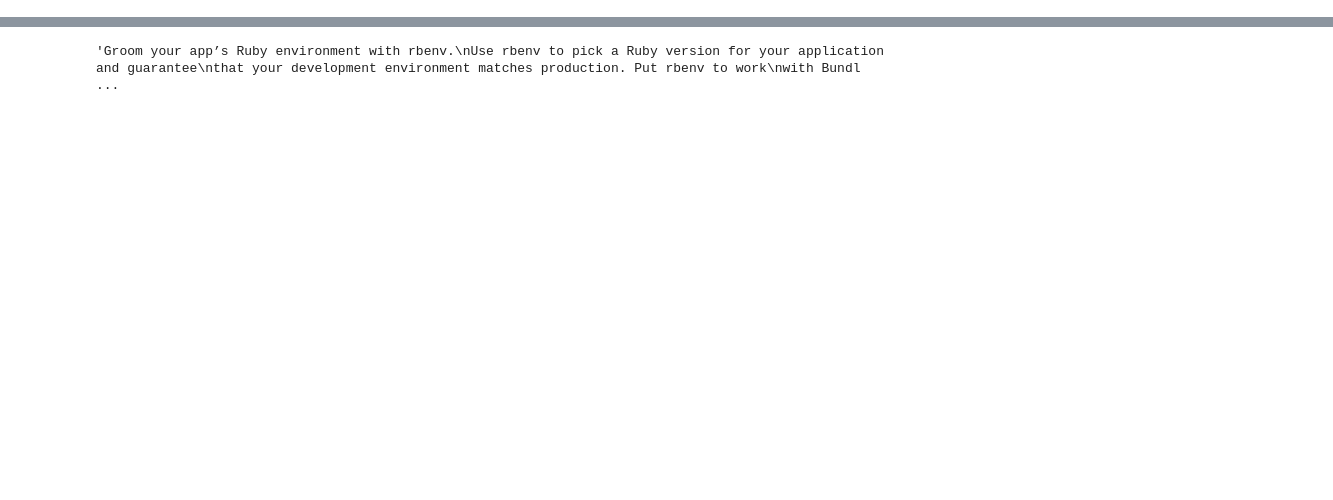
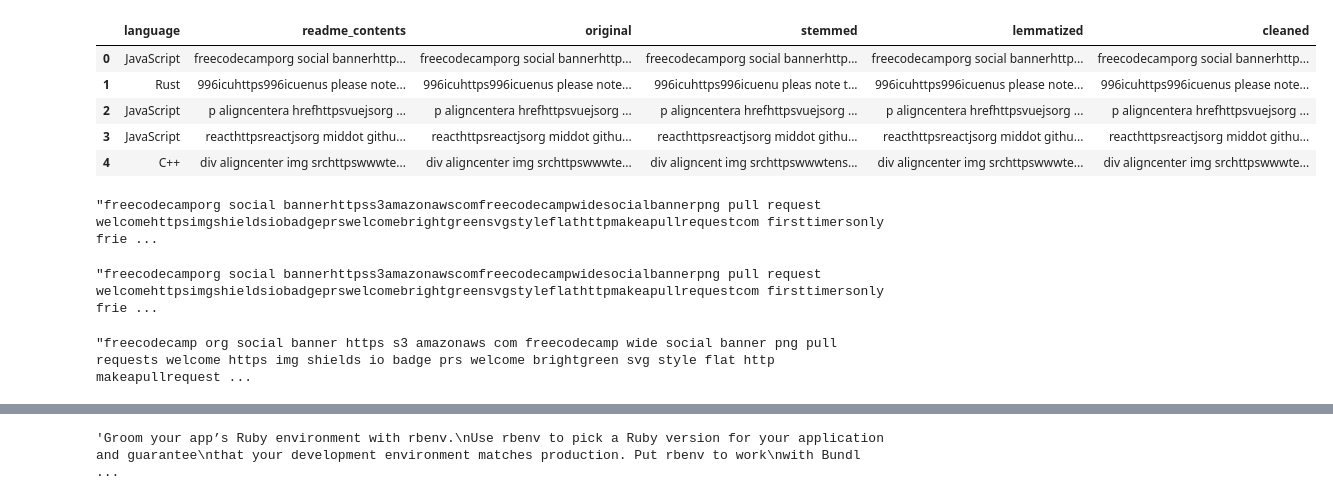
Before and after one commit to pellegrino-nlp/nlp_project, a Jupyter notebook: faith_starting.ipynb, the cells around one changed output, grey strips where cells are left out. Saved outputs shown, nothing was run; the diff lists cells and outputs as text; code cells hidden in the pictures; blank space fills up the shorter version.

```diff
--- a/faith_starting.ipynb
+++ b/faith_starting.ipynb
@@ -15,0 +73,24 @@ response = get(url, headers=headers)
+# %%
+def lemmatize(string):
+    wnl = nltk.stem.WordNetLemmatizer()
+    lemmas = [wnl.lemmatize(word) for word in string.split()]
+    string_of_lemmas = ' '.join(lemmas)
+    return string_of_lemmas
+# %%
+def tokenize(string):
+    tokenizer = nltk.tokenize.ToktokTokenizer()
+    return tokenizer.tokenize(string, return_str=True)
+# %%
+def remove_stopwords(tokenized_string, extra_words=[], exclude_words=[]):
+    words = tokenized_string.split()
+    stopword_list = stopwords.words('english')
+
+    # remove the excluded words from the stopword list
+    stopword_list = set(stopword_list) - set(exclude_words)
+
+    # add in the user specified extra words
+    stopword_list = stopword_list.union(set(extra_words))
+
+    filtered_words = [w for w in words if w not in stopword_list]
+    final_string = " ".join(filtered_words)
+    return final_string
@@ -15,0 +106,3 @@ response = get(url, headers=headers)
+# %%
+df = df[['language','readme_contents']]
+df = df.assign(original = df.readme_contents.apply(basic_clean))
@@ -15,0 +118,29 @@ response = get(url, headers=headers)
+# %%
+# df = df.assign(normalized = df.original.apply(normalize))
+
+df = df.assign(stemmed = df.original.apply(tokenize).apply(stem))
+df = df.assign(lemmatized = df.original.apply(tokenize).apply(lemmatize))
+
+
+df = df.assign(cleaned = df.lemmatized.apply(remove_stopwords))
+
+df.head()
+# %% [output]
+|  | language | readme_contents | original | stemmed | lemmatized | cleaned |
+| 0 | JavaScript | freecodecamporg social bannerhttp... | freecodecamporg social bannerhttp... | freecodecamporg social bannerhttp... | freecodecamporg social bannerhttp... | freecodecamporg social bannerhttp... |
+| 1 | Rust | 996icuhttps996icuenus please note... | 996icuhttps996icuenus please note... | 996icuhttps996icuenu pleas note t... | 996icuhttps996icuenus please note... | 996icuhttps996icuenus please note... |
+| 2 | JavaScript | p aligncentera hrefhttpsvuejsorg ... | p aligncentera hrefhttpsvuejsorg ... | p aligncentera hrefhttpsvuejsorg ... | p aligncentera hrefhttpsvuejsorg ... | p aligncentera hrefhttpsvuejsorg ... |
+| 3 | JavaScript | reacthttpsreactjsorg middot githu... | reacthttpsreactjsorg middot githu... | reacthttpsreactjsorg middot githu... | reacthttpsreactjsorg middot githu... | reacthttpsreactjsorg middot githu... |
+| 4 | C++ | div aligncenter img srchttpswwwte... | div aligncenter img srchttpswwwte... | div aligncent img srchttpswwwtens... | div aligncenter img srchttpswwwte... | div aligncenter img srchttpswwwte... |
+# %%
+df.cleaned[0]
+# %% [output]
+"freecodecamporg social bannerhttpss3amazonawscomfreecodecampwidesocialbannerpng pull request welcomehttpsimgshieldsiobadgeprswelcomebrightgreensvgstyleflathttpmakeapullrequestcom firsttimersonly frie ...
+# %%
+df.lemmatized[0]
+# %% [output]
+"freecodecamporg social bannerhttpss3amazonawscomfreecodecampwidesocialbannerpng pull request welcomehttpsimgshieldsiobadgeprswelcomebrightgreensvgstyleflathttpmakeapullrequestcom firsttimersonly frie ...
+# %%
+df.readme_contents[0]
+# %% [output]
+"freecodecamp org social banner https s3 amazonaws com freecodecamp wide social banner png pull requests welcome https img shields io badge prs welcome brightgreen svg style flat http makeapullrequest ...
```
Also changed, not shown: parts of 19 cells of this notebook, 1 other file.
